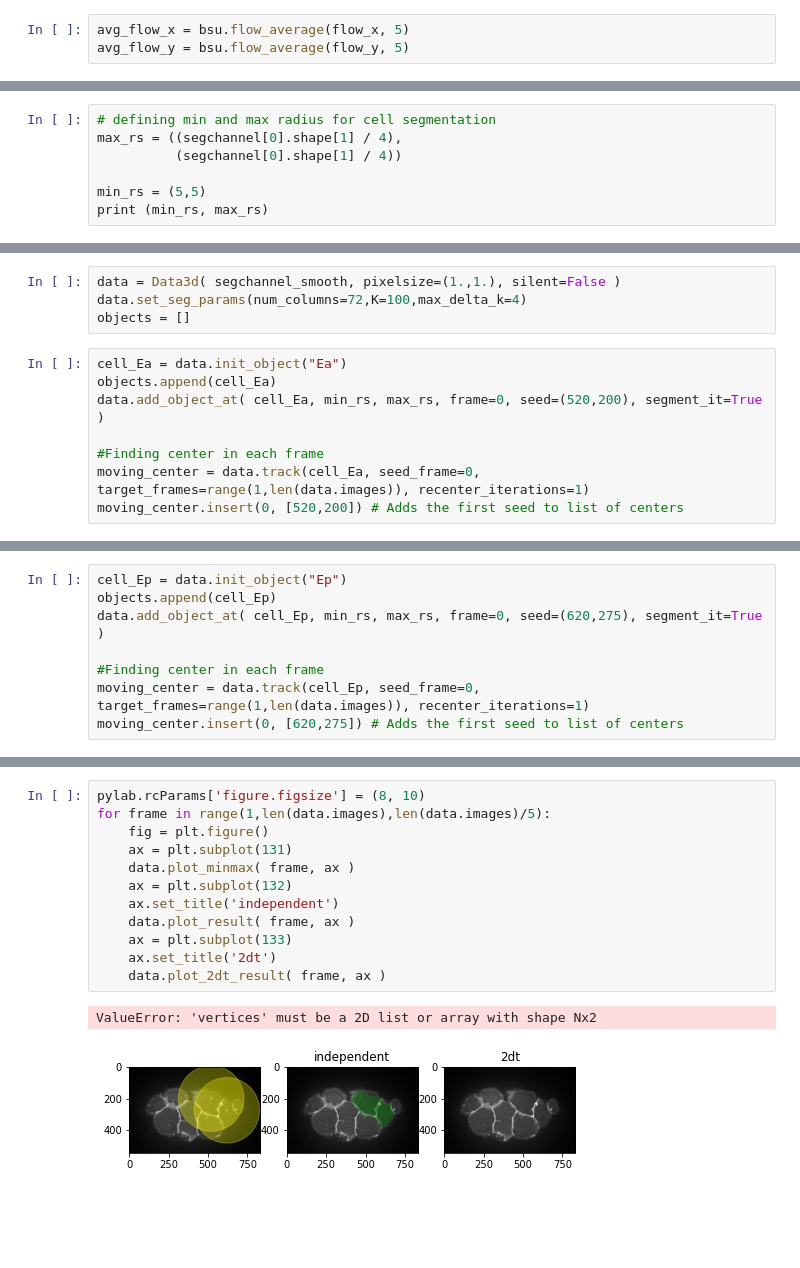
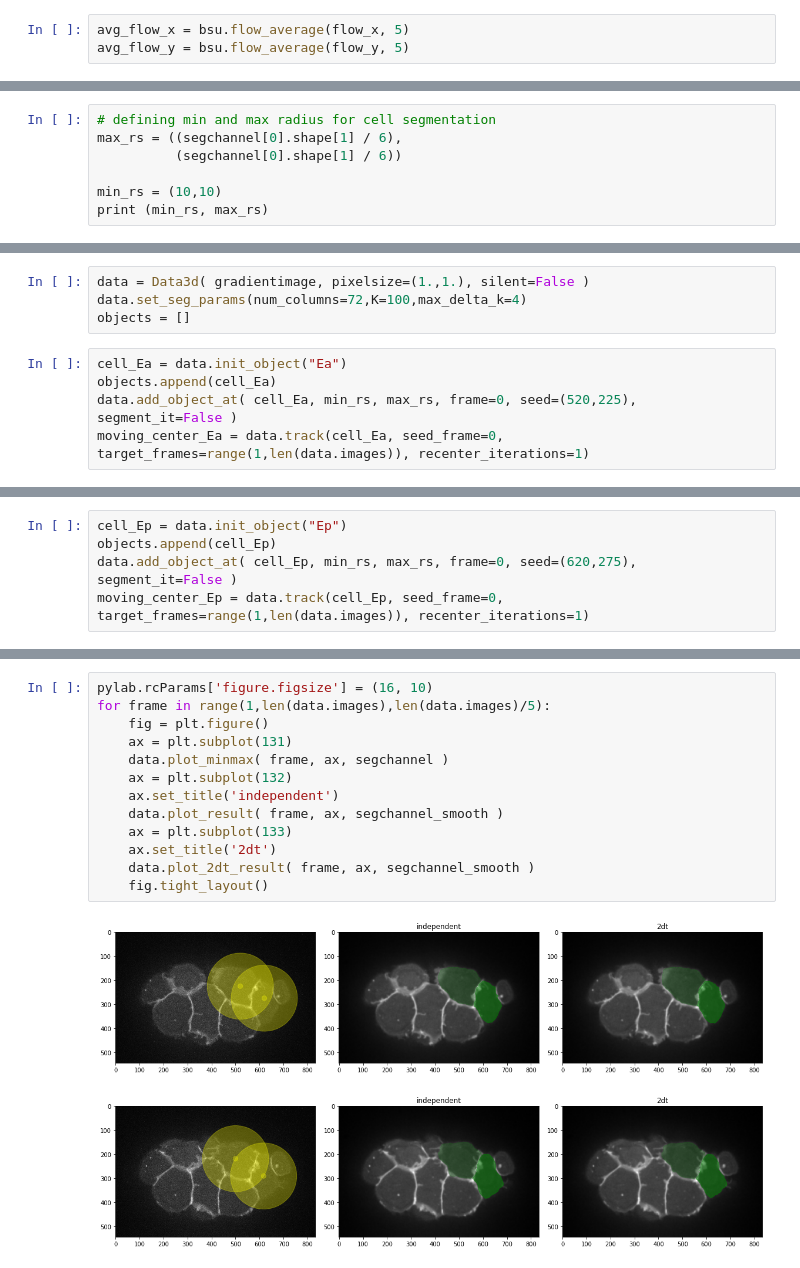
Before and after one commit to mangalp/BobSeg, a Jupyter notebook: NewDataTesting_Florian.ipynb, the cells around one changed output, grey strips where cells are left out. Cells and saved outputs as stored; diff of their text form; blank space fills up the shorter version.

```diff
--- a/NewDataTesting_Florian.ipynb
+++ b/NewDataTesting_Florian.ipynb
@@ -81,8 +107,8 @@ print(flow_x.shape)
 # %%
 # defining min and max radius for cell segmentation
-max_rs = ((segchannel[0].shape[1] / 4),
-          (segchannel[0].shape[1] / 4))
+max_rs = ((segchannel[0].shape[1] / 6),
+          (segchannel[0].shape[1] / 6))
 
-min_rs = (5,5)
+min_rs = (10,10)
 print (min_rs, max_rs)
 # %% [output]
@@ -90,13 +116,10 @@ print (min_rs, max_rs)
 # %%
-data = Data3d( segchannel_smooth, pixelsize=(1.,1.), silent=False )
+data = Data3d( gradientimage, pixelsize=(1.,1.), silent=False )
 data.set_seg_params(num_columns=72,K=100,max_delta_k=4)
 objects = []
 # %%
 cell_Ea = data.init_object("Ea")
 objects.append(cell_Ea)
-data.add_object_at( cell_Ea, min_rs, max_rs, frame=0, seed=(520,200), segment_it=True )
-
-#Finding center in each frame
-moving_center = data.track(cell_Ea, seed_frame=0, target_frames=range(1,len(data.images)), recenter_iterations=1)
-moving_center.insert(0, [520,200]) # Adds the first seed to list of centers
+data.add_object_at( cell_Ea, min_rs, max_rs, frame=0, seed=(520,225), segment_it=False )
+moving_center_Ea = data.track(cell_Ea, seed_frame=0, target_frames=range(1,len(data.images)), recenter_iterations=1)
 # %% [output]
@@ -120,10 +143,7 @@ moving_center.insert(0, [520,200]) # Adds the first seed to list of centers
 # %%
 cell_Ep = data.init_object("Ep")
 objects.append(cell_Ep)
-data.add_object_at( cell_Ep, min_rs, max_rs, frame=0, seed=(620,275), segment_it=True )
-
-#Finding center in each frame
-moving_center = data.track(cell_Ep, seed_frame=0, target_frames=range(1,len(data.images)), recenter_iterations=1)
-moving_center.insert(0, [620,275]) # Adds the first seed to list of centers
+data.add_object_at( cell_Ep, min_rs, max_rs, frame=0, seed=(620,275), segment_it=False )
+moving_center_Ep = data.track(cell_Ep, seed_frame=0, target_frames=range(1,len(data.images)), recenter_iterations=1)
 # %% [output]
 ('Added appearance for "Ep" in frame', 0, 'with seed coordinates', array([620., 275.]))
@@ -186,15 +206,16 @@ Results for frame 60:
 # %%
-pylab.rcParams['figure.figsize'] = (8, 10)
+pylab.rcParams['figure.figsize'] = (16, 10)
 for frame in range(1,len(data.images),len(data.images)/5):
     fig = plt.figure()
     ax = plt.subplot(131)
-    data.plot_minmax( frame, ax )
+    data.plot_minmax( frame, ax, segchannel )
     ax = plt.subplot(132)
     ax.set_title('independent')
-    data.plot_result( frame, ax )
+    data.plot_result( frame, ax, segchannel_smooth )
     ax = plt.subplot(133)
     ax.set_title('2dt')
-    data.plot_2dt_result( frame, ax )
+    data.plot_2dt_result( frame, ax, segchannel_smooth )
+    fig.tight_layout()
 # %% [output]
-ValueError: 'vertices' must be a 2D list or array with shape Nx2
-[figure, old version]
+[figure, new version]
+[figure, added]
```
Also changed, not shown: parts of 14 cells of this notebook.
